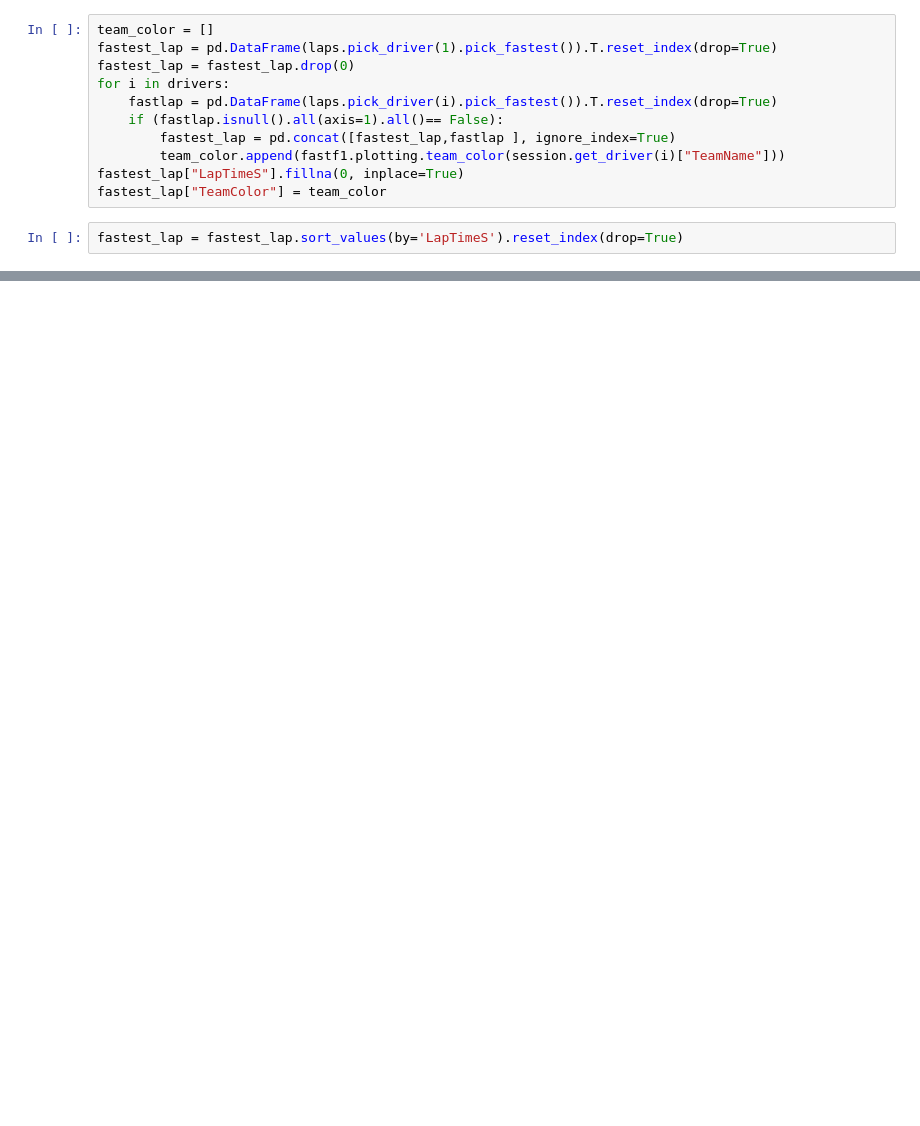
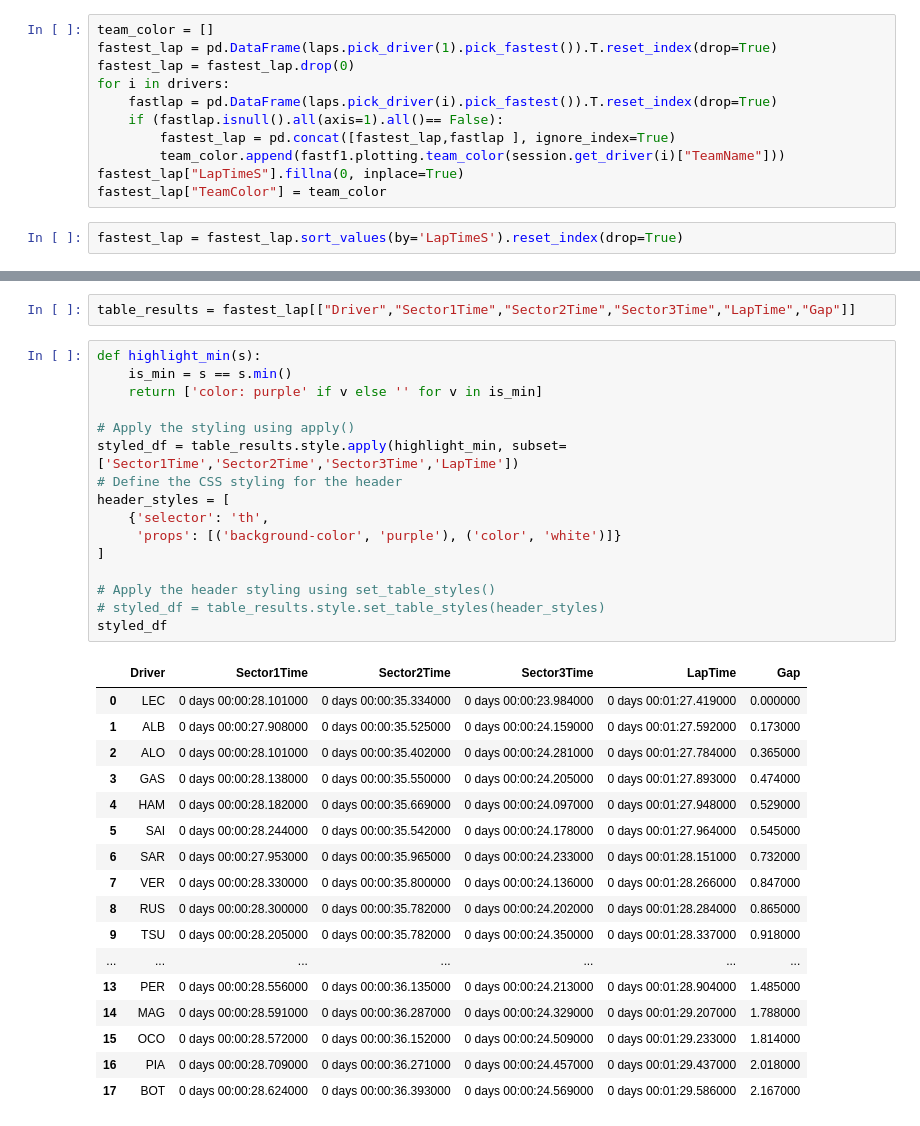
Before and after one commit to RACIM01/F1_Data_Analysing_RCM, a Jupyter notebook: Practice.ipynb, the cells around one changed output, grey strips where cells are left out. Saved outputs shown, nothing was run; the diff lists cells and outputs as text; blank space fills up the shorter version.

```diff
--- a/Practice.ipynb
+++ b/Practice.ipynb
@@ -455,0 +434,36 @@ plt.show()
+# %%
+table_results = fastest_lap[["Driver","Sector1Time","Sector2Time","Sector3Time","LapTime","Gap"]]
+# %%
+def highlight_min(s):
+    is_min = s == s.min()
+    return ['color: purple' if v else '' for v in is_min]
+
+# Apply the styling using apply()
+styled_df = table_results.style.apply(highlight_min, subset=['Sector1Time','Sector2Time','Sector3Time','LapTime'])
+# Define the CSS styling for the header
+header_styles = [
+    {'selector': 'th',
+     'props': [('background-color', 'purple'), ('color', 'white')]}
+]
+
+# Apply the header styling using set_table_styles()
+# styled_df = table_results.style.set_table_styles(header_styles)
+styled_df
+# %% [output]
+|  | Driver | Sector1Time | Sector2Time | Sector3Time | LapTime | Gap |
+| 0 | LEC | 0 days 00:00:28.101000 | 0 days 00:00:35.334000 | 0 days 00:00:23.984000 | 0 days 00:01:27.419000 | 0.000000 |
+| 1 | ALB | 0 days 00:00:27.908000 | 0 days 00:00:35.525000 | 0 days 00:00:24.159000 | 0 days 00:01:27.592000 | 0.173000 |
+| 2 | ALO | 0 days 00:00:28.101000 | 0 days 00:00:35.402000 | 0 days 00:00:24.281000 | 0 days 00:01:27.784000 | 0.365000 |
+| 3 | GAS | 0 days 00:00:28.138000 | 0 days 00:00:35.550000 | 0 days 00:00:24.205000 | 0 days 00:01:27.893000 | 0.474000 |
+| 4 | HAM | 0 days 00:00:28.182000 | 0 days 00:00:35.669000 | 0 days 00:00:24.097000 | 0 days 00:01:27.948000 | 0.529000 |
+| 5 | SAI | 0 days 00:00:28.244000 | 0 days 00:00:35.542000 | 0 days 00:00:24.178000 | 0 days 00:01:27.964000 | 0.545000 |
+| 6 | SAR | 0 days 00:00:27.953000 | 0 days 00:00:35.965000 | 0 days 00:00:24.233000 | 0 days 00:01:28.151000 | 0.732000 |
+| 7 | VER | 0 days 00:00:28.330000 | 0 days 00:00:35.800000 | 0 days 00:00:24.136000 | 0 days 00:01:28.266000 | 0.847000 |
+| 8 | RUS | 0 days 00:00:28.300000 | 0 days 00:00:35.782000 | 0 days 00:00:24.202000 | 0 days 00:01:28.284000 | 0.865000 |
+| 9 | TSU | 0 days 00:00:28.205000 | 0 days 00:00:35.782000 | 0 days 00:00:24.350000 | 0 days 00:01:28.337000 | 0.918000 |
+| ... | ... | ... | ... | ... | ... | ... |
+| 13 | PER | 0 days 00:00:28.556000 | 0 days 00:00:36.135000 | 0 days 00:00:24.213000 | 0 days 00:01:28.904000 | 1.485000 |
+| 14 | MAG | 0 days 00:00:28.591000 | 0 days 00:00:36.287000 | 0 days 00:00:24.329000 | 0 days 00:01:29.207000 | 1.788000 |
+| 15 | OCO | 0 days 00:00:28.572000 | 0 days 00:00:36.152000 | 0 days 00:00:24.509000 | 0 days 00:01:29.233000 | 1.814000 |
+| 16 | PIA | 0 days 00:00:28.709000 | 0 days 00:00:36.271000 | 0 days 00:00:24.457000 | 0 days 00:01:29.437000 | 2.018000 |
+| 17 | BOT | 0 days 00:00:28.624000 | 0 days 00:00:36.393000 | 0 days 00:00:24.569000 | 0 days 00:01:29.586000 | 2.167000 |
```
Also changed, not shown: parts of 13 cells of this notebook, 15 other files.
